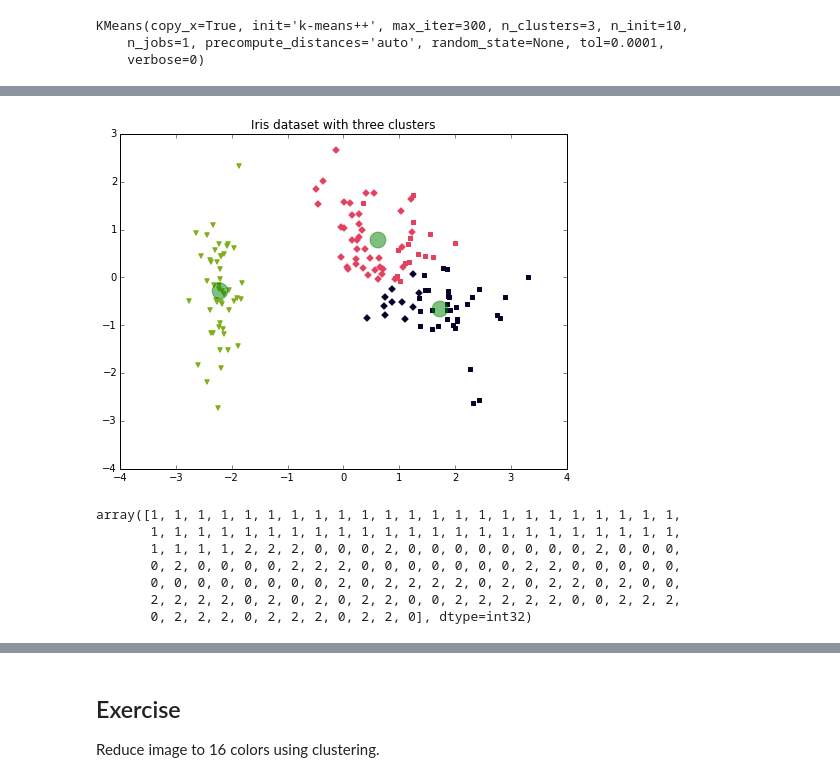
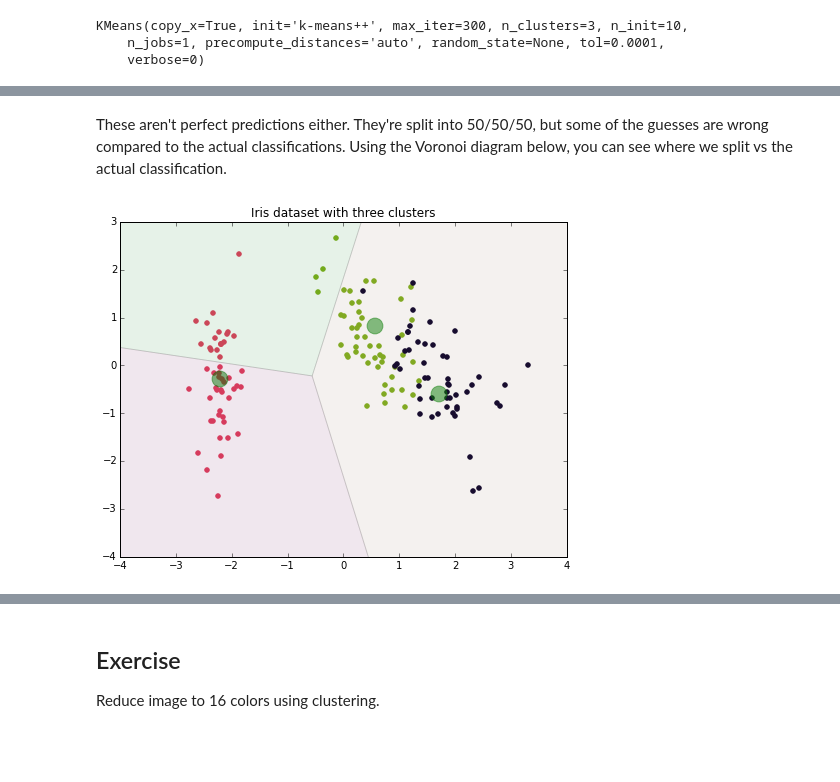
Before and after one commit to tiyd-python-2015-05/curriculum, a Jupyter notebook: week-6/01 - Clustering.ipynb, the cells around one changed output, grey strips where cells are left out. Saved outputs shown, nothing was run; the diff lists cells and outputs as text; code cells hidden in the pictures; blank space fills up the shorter version.

```diff
--- a/week-6/01 - Clustering.ipynb
+++ b/week-6/01 - Clustering.ipynb
@@ -100,11 +92,6 @@ plt.figure(figsize=(8, 6))
 centroids, clusters = kmeans(X, 3)
 
 axes = plt.subplot(1,1,1)
-
-# plt.scatter(X, Y, marker='.')
-# plt.axis([-0.05,1.05,-0.05,1.05])
-
-
 
 for idx, cluster in enumerate(clusters):
     cluster = np.array(cluster)
@@ -118,7 +105,7 @@ plt.scatter(centroids[:, 0], centroids[:, 1],
 polys = voronoi_polygons(centroids)
 
 for poly in polys:
-    p = matplotlib.patches.Polygon(poly, facecolor=np.random.rand(3,1), alpha=0.15)
+    p = matplotlib.patches.Polygon(poly, facecolor=np.random.rand(3,1), alpha=0.1)
     axes.add_patch(p)
 
 plt.show()
@@ -141,6 +134,7 @@ colors = ["#E2415F", "#7FAF1B", "#090129"]
 markers = ["v", "D", "s"]
 
 plt.figure(figsize=(8, 6))
+axes = plt.subplot(1,1,1)
 
 for i, cluster in enumerate(clusters):
     cluster = np.array(cluster)
@@ -149,6 +143,12 @@ for i, cluster in enumerate(clusters):
 
 plt.scatter(centroids_2d[:, 0], centroids_2d[:, 1], color='g', alpha='0.5', marker='o', s=250)
 
+polys = voronoi_polygons(centroids_2d)
+
+for poly in polys:
+    p = matplotlib.patches.Polygon(poly, facecolor=np.random.rand(3,1), alpha=0.1)
+    axes.add_patch(p)
+
 plt.title("Iris dataset with three clusters")
 plt.show()
 
@@ -188,33 +203,33 @@ array([[-0.0114, -0.8729,  0.3769,  0.3117],
+# %% [markdown]
+These aren't perfect predictions either. They're split into 50/50/50, but some of the guesses are wrong compared to the actual classifications. Using the Voronoi diagram below, you can see where we split vs the actual classification.
 # %%
 from sklearn.decomposition import PCA
 pca = PCA(n_components=2).fit(iris_data)
 pca_2d = pca.transform(iris_data)
 
 cluster_2d = pca.transform(kmeans.cluster_centers_)
 colors = ["#E2415F", "#7FAF1B", "#090129"]
 markers = ["v", "D", "s"]
 
 plt.figure(figsize=(8, 6))
+axes = plt.subplot(1,1,1)
 
 for i in range(pca_2d.shape[0]):
     c = clusters[i]
-    color = colors[c]
-    plt.scatter(pca_2d[i,0], pca_2d[i, 1], color=color, marker=markers[iris.target[i]])
+    color = colors[iris.target[i]]
+    plt.scatter(pca_2d[i,0], pca_2d[i, 1], color=color)
 
 for i in range(cluster_2d.shape[0]):
     plt.scatter(cluster_2d[i, 0], cluster_2d[i, 1], color='g', alpha='0.5', s=250, marker='o')
 
 plt.title("Iris dataset with three clusters")
+
+polys = voronoi_polygons(centroids_2d)
+
+for poly in polys:
+    p = matplotlib.patches.Polygon(poly, facecolor=np.random.rand(3,1), alpha=0.1)
+    axes.add_patch(p)
+
 plt.show()
 # %% [output]
-[figure, old version]
+[figure, new version]
-# %%
-clusters
-# %% [output]
-array([1, 1, 1, 1, 1, 1, 1, 1, 1, 1, 1, 1, 1, 1, 1, 1, 1, 1, 1, 1, 1, 1, 1,
-       1, 1, 1, 1, 1, 1, 1, 1, 1, 1, 1, 1, 1, 1, 1, 1, 1, 1, 1, 1, 1, 1, 1,
-       1, 1, 1, 1, 2, 2, 2, 0, 0, 0, 2, 0, 0, 0, 0, 0, 0, 0, 0, 2, 0, 0, 0,
-       0, 2, 0, 0, 0, 0, 2, 2, 2, 0, 0, 0, 0, 0, 0, 0, 2, 2, 0, 0, 0, 0, 0,
-       0, 0, 0, 0, 0, 0, 0, 0, 2, 0, 2, 2, 2, 2, 0, 2, 0, 2, 2, 0, 2, 0, 0,
-       2, 2, 2, 2, 0, 2, 0, 2, 0, 2, 2, 0, 0, 2, 2, 2, 2, 2, 0, 0, 2, 2, 2,
-       0, 2, 2, 2, 0, 2, 2, 2, 0, 2, 2, 0], dtype=int32)
```
Also changed, not shown: parts of 19 cells of this notebook, 3 other files.
